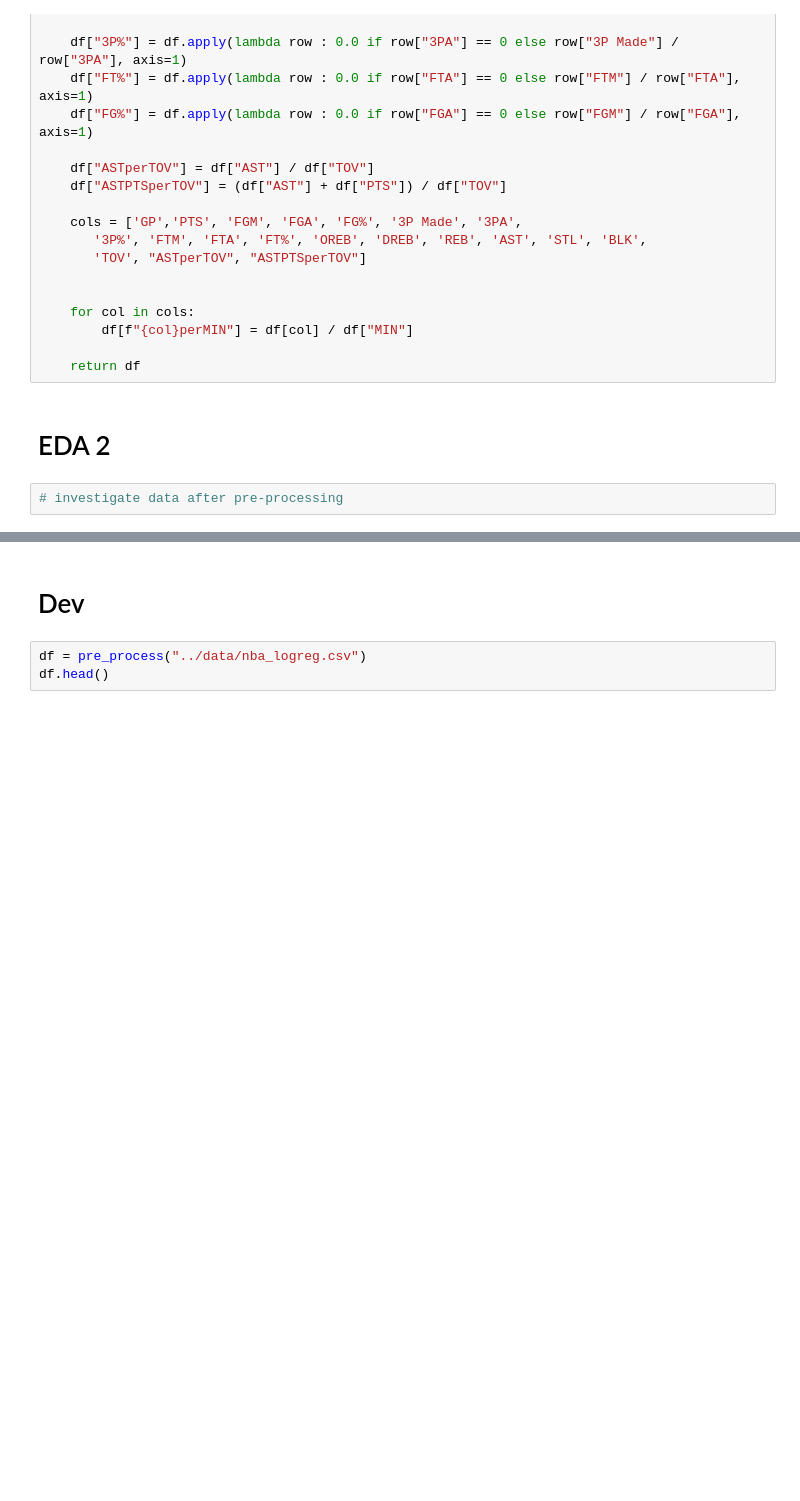
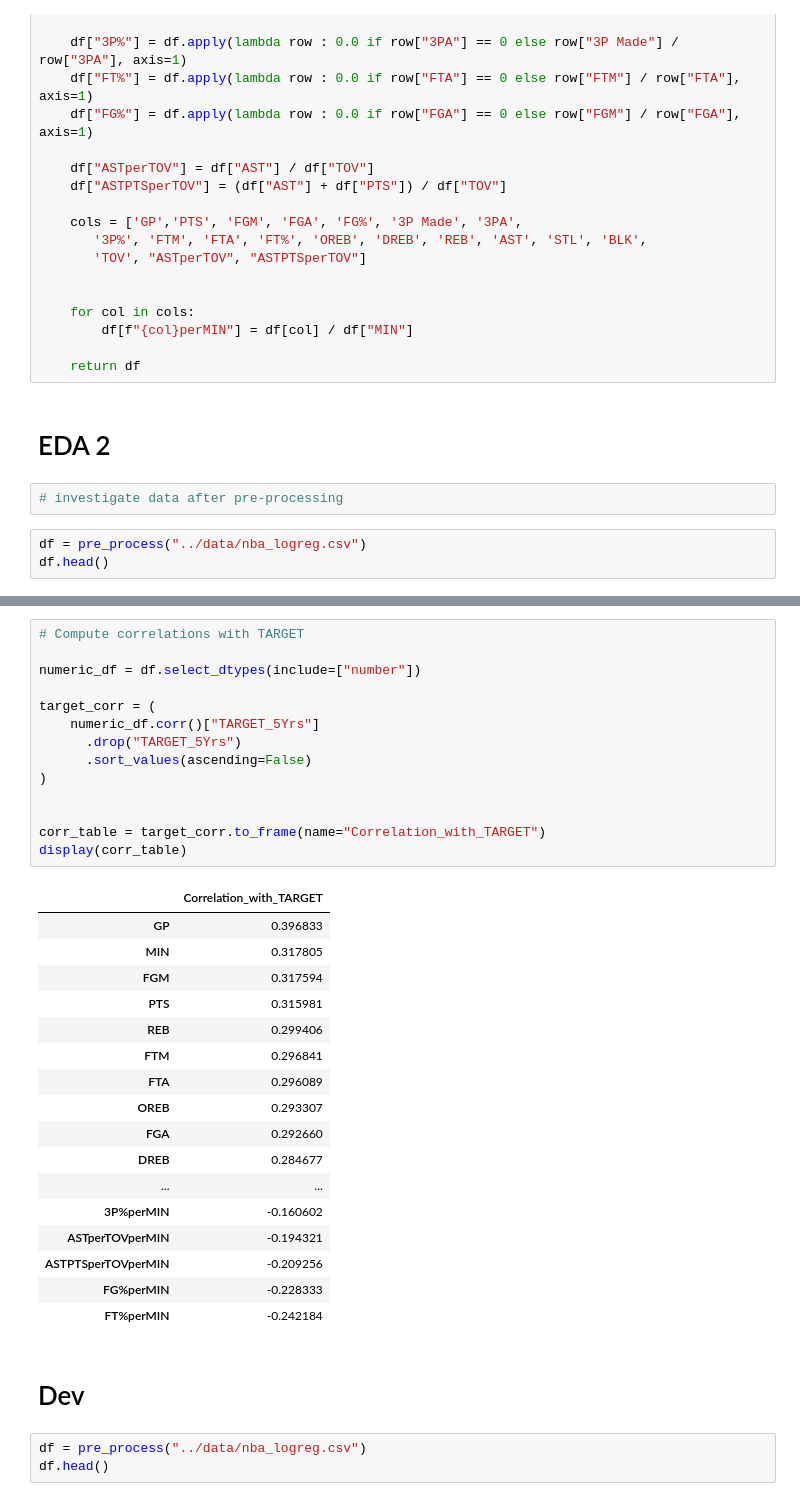
Before and after one commit to asttranar/NBA-MPDATA-technical_test, a Jupyter notebook: notebooks/exploration.ipynb, the cells around one changed output, grey strips where cells are left out. Cells and saved outputs as stored; diff of their text form; blank space fills up the shorter version.

```diff
--- a/notebooks/exploration.ipynb
+++ b/notebooks/exploration.ipynb
@@ -175,3 +175,6 @@ def pre_process(data_path):
 # EDA 2
 # %%
 # investigate data after pre-processing
+# %%
+df = pre_process("../data/nba_logreg.csv")
+df.head()
@@ -178,3 +195,35 @@ def pre_process(data_path):
+# %%
+# Compute correlations with TARGET
+
+numeric_df = df.select_dtypes(include=["number"])
+
+target_corr = (
+    numeric_df.corr()["TARGET_5Yrs"]
+      .drop("TARGET_5Yrs")
+      .sort_values(ascending=False)
+)
+
+
+corr_table = target_corr.to_frame(name="Correlation_with_TARGET")
+display(corr_table)
+# %% [output]
+|  | Correlation_with_TARGET |
+| GP | 0.396833 |
+| MIN | 0.317805 |
+| FGM | 0.317594 |
+| PTS | 0.315981 |
+| REB | 0.299406 |
+| FTM | 0.296841 |
+| FTA | 0.296089 |
+| OREB | 0.293307 |
+| FGA | 0.292660 |
+| DREB | 0.284677 |
+| ... | ... |
+| 3P%perMIN | -0.160602 |
+| ASTperTOVperMIN | -0.194321 |
+| ASTPTSperTOVperMIN | -0.209256 |
+| FG%perMIN | -0.228333 |
+| FT%perMIN | -0.242184 |
 # %% [markdown]
 # Dev
 # %%
```
Also changed, not shown: parts of 1 cell of this notebook.
